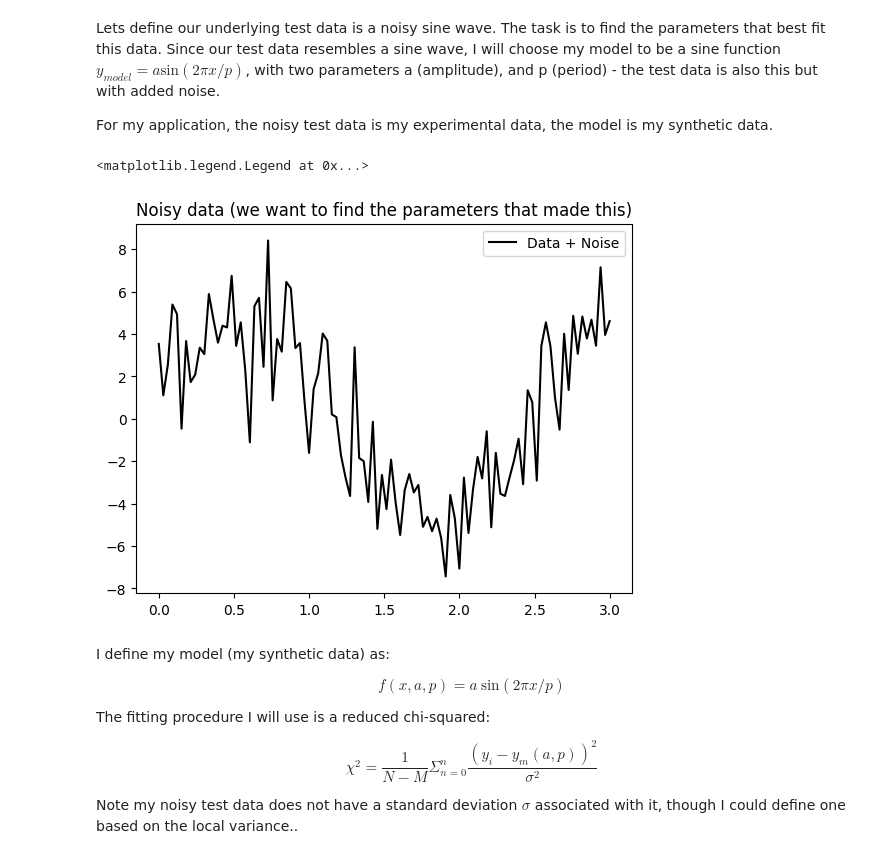
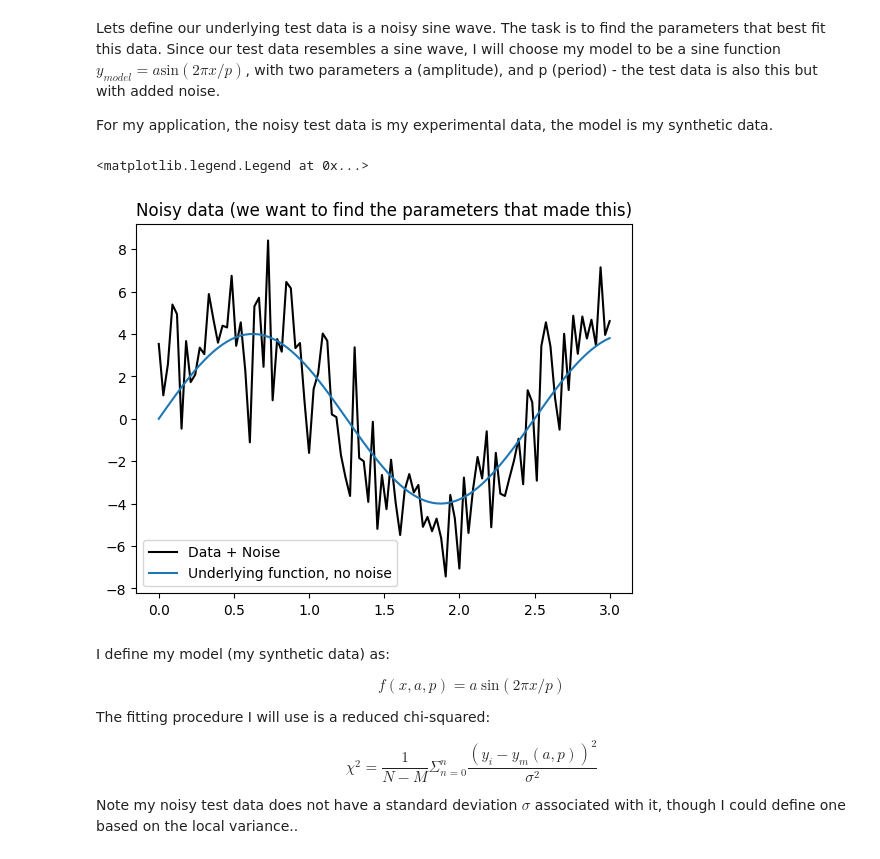
Before and after one commit to rcs19/prism_mcmc, a Jupyter notebook: mcmc.ipynb, the cells around one changed output. Cells and saved outputs as stored; diff of their text form; code cells hidden in the pictures.

```diff
--- a/mcmc.ipynb
+++ b/mcmc.ipynb
@@ -29,24 +29,24 @@ For my application, the noisy test data is my experimental data, the model is my
 # %%
 np.random.seed(0)
 
 def testdata(x, a, p, noise = True):
     if noise:
         return a * np.sin(2*np.pi*x/p) + np.random.normal(size=len(x), scale=2)
     else:
         return a * np.sin(2*np.pi*x/p)
 
 a = 4
 p = 2.5
 xdata = np.linspace(0, 3, 100)
 ydata = testdata(xdata, a, p)
 ydata_clean = testdata(xdata, a, p, noise=False)
 plt.title("Noisy data (we want to find the parameters that made this)")
 plt.plot(xdata, ydata, label="Data + Noise", color="black")
-# plt.plot(xdata, ydata_clean, label="Actual function without noise")
+plt.plot(xdata, ydata_clean, label="Underlying function, no noise")
 plt.legend()
 # %% [output]
 <matplotlib.legend.Legend at 0x...>
-[figure, old version]
+[figure, new version]
 # %% [markdown]
 I define my model (my synthetic data) as:
 
```
Also changed, not shown: parts of 4 cells of this notebook.
